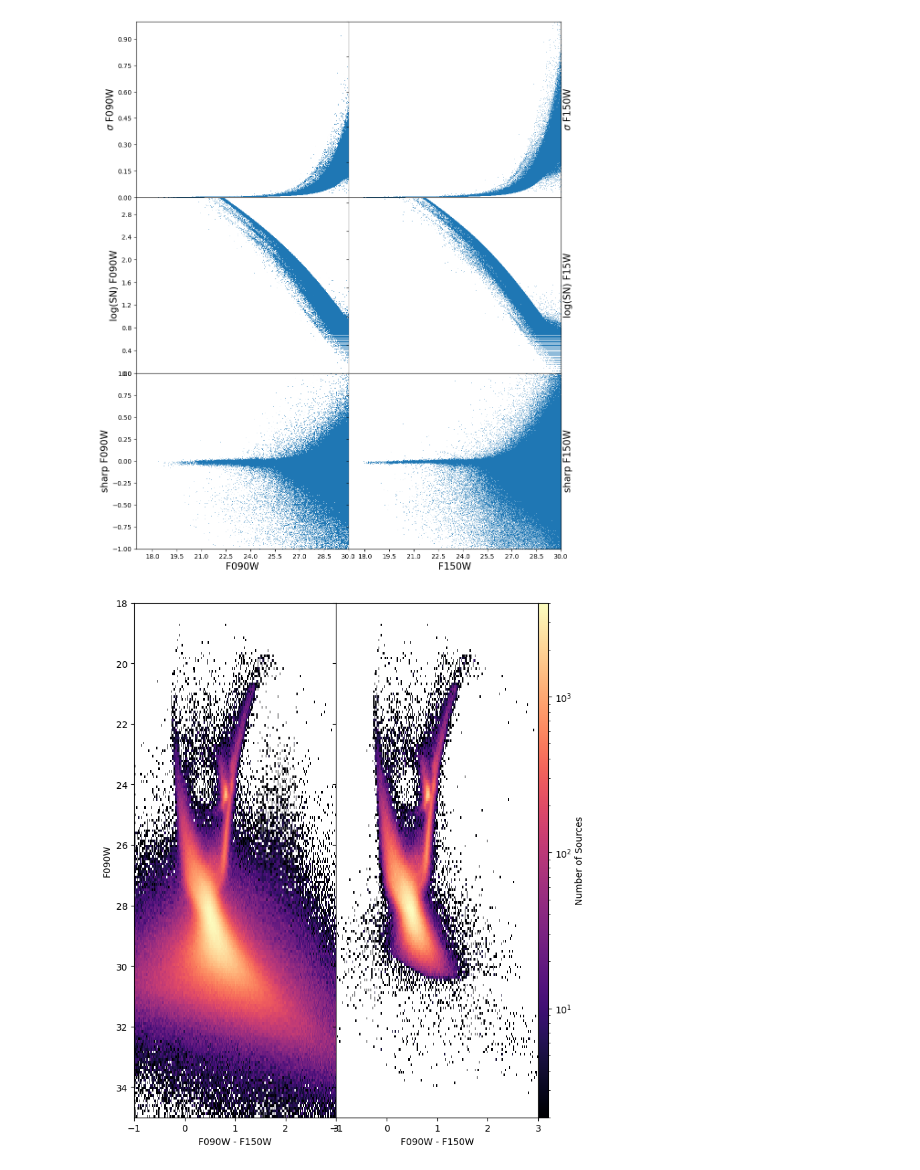
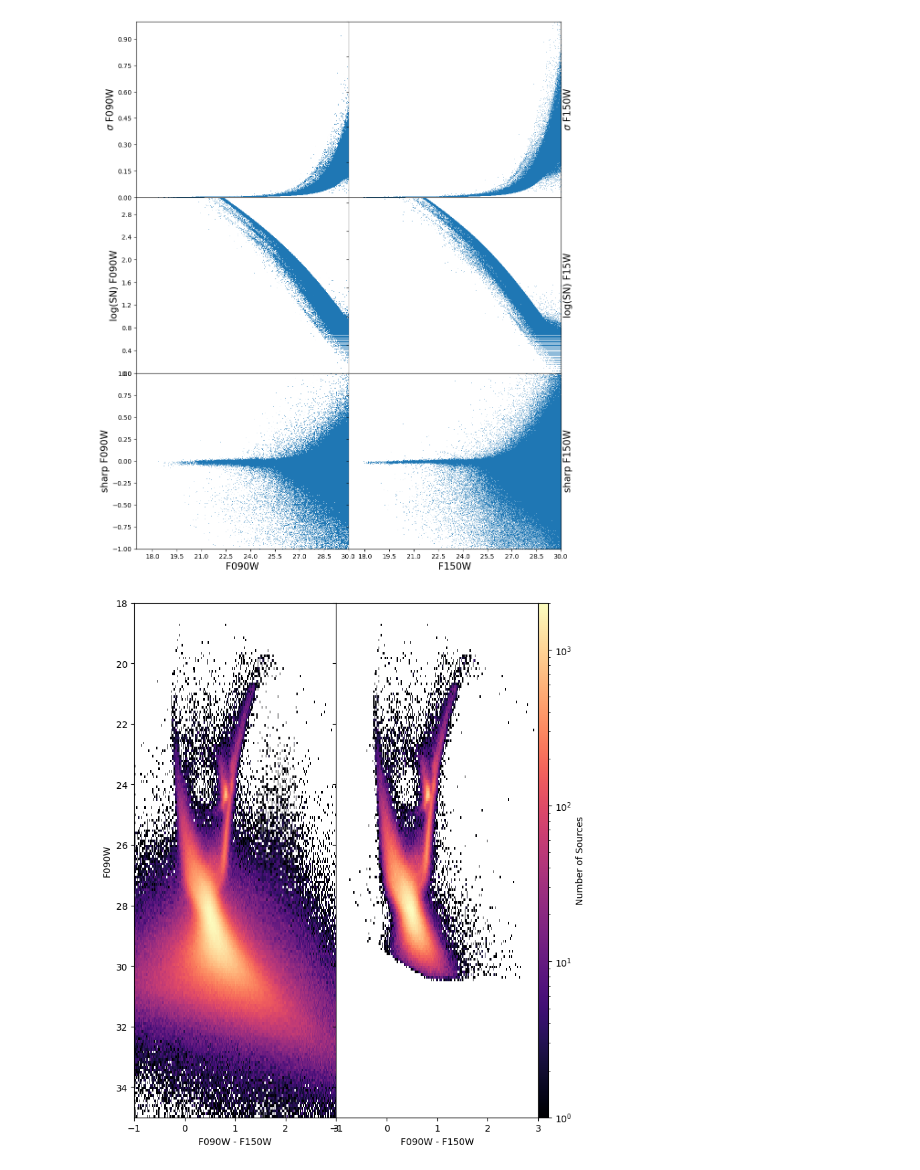
Before and after one commit to yzhang24e/Research, a Jupyter notebook: Results/test.ipynb, the cells around one changed output. Saved outputs shown, nothing was run; the diff lists cells and outputs as text; code cells hidden in the pictures.

```diff
--- a/Results/test.ipynb
+++ b/Results/test.ipynb
@@ -46,7 +46,7 @@ reader_big = pd.read_csv(
     "wlm_f150.phot",      # path to your 8 GB ASCII file
     sep=r"\s+",            # adjust to your delimiter
     header=None,           # file has no header row
-    names=col_names,       # assign these names to columns 0–69
+    names=col_names_big,       # assign these names to columns 0–69
     usecols=range(70),     # only read the first 70 columns
     chunksize=chunksize,   # stream 200k rows at a time
     comment="#",           # if you have comment-lines
@@ -55,7 +55,7 @@ reader_big = pd.read_csv(
 dfs_big = []
 for chunk_big in reader_big:
     dfs_big.append(chunk_big)
-table_big = pd.concat(dfs, ignore_index=True)
+table_big = pd.concat(dfs_big, ignore_index=True)
 # %%
 table_big
 # %% [output]
@@ -135,7 +137,7 @@ ind_culling = (
     (table_big['col37'] <= 0.5) &
     (table_big['col25'] <= 3) &
     (table_big['col38'] <= 3) &
-    (table_big['col12'] <= 2)
+    (table_big['col11'] <= 2)
 )
 
 color_culling = np.array(table_big['col17'])[ind_culling] - np.array(table_big['col30'])[ind_culling]
@@ -144,31 +146,31 @@ mag_culling = np.array(table_big['col17'])[ind_culling]
 # Plot
 fig = plt.figure(figsize=(8, 10), constrained_layout=True)
 gs = gridspec.GridSpec(1, 3, width_ratios=[1, 1, 0.05], wspace=0)
 
 # Panel 1: Full sample
 ax0 = fig.add_subplot(gs[0])
 h0 = ax0.hist2d(color, mag, bins=200, range=[[-1, 3], [18, 35]],
                 cmap='magma', norm=LogNorm())
 ax0.invert_yaxis()
 ax0.set_xlim(-1, 3)
 ax0.set_ylim(35, 18)
 ax0.set_xlabel('F090W - F150W')
 ax0.set_ylabel('F090W')
 
 # Panel 2: Culled sample
 ax1 = fig.add_subplot(gs[1], sharey=ax0)
 h1 = ax1.hist2d(color_culling, mag_culling, bins=200, range=[[-1, 3], [18, 35]],
                 cmap='magma', norm=LogNorm())
 ax1.invert_yaxis()
 ax1.set_xlim(-1, 3)
 ax1.set_xlabel('F090W - F150W')
 plt.setp(ax1.get_yticklabels(), visible=False)
 
 # Shared colorbar
 cax = plt.subplot(gs[2])
 cb = plt.colorbar(h0[3], cax=cax)
 cb.set_label('Number of Sources')
 
 plt.show()
 # %% [output]
-[figure, old version]
+[figure, new version]
```
Also changed, not shown: parts of 7 cells of this notebook.
